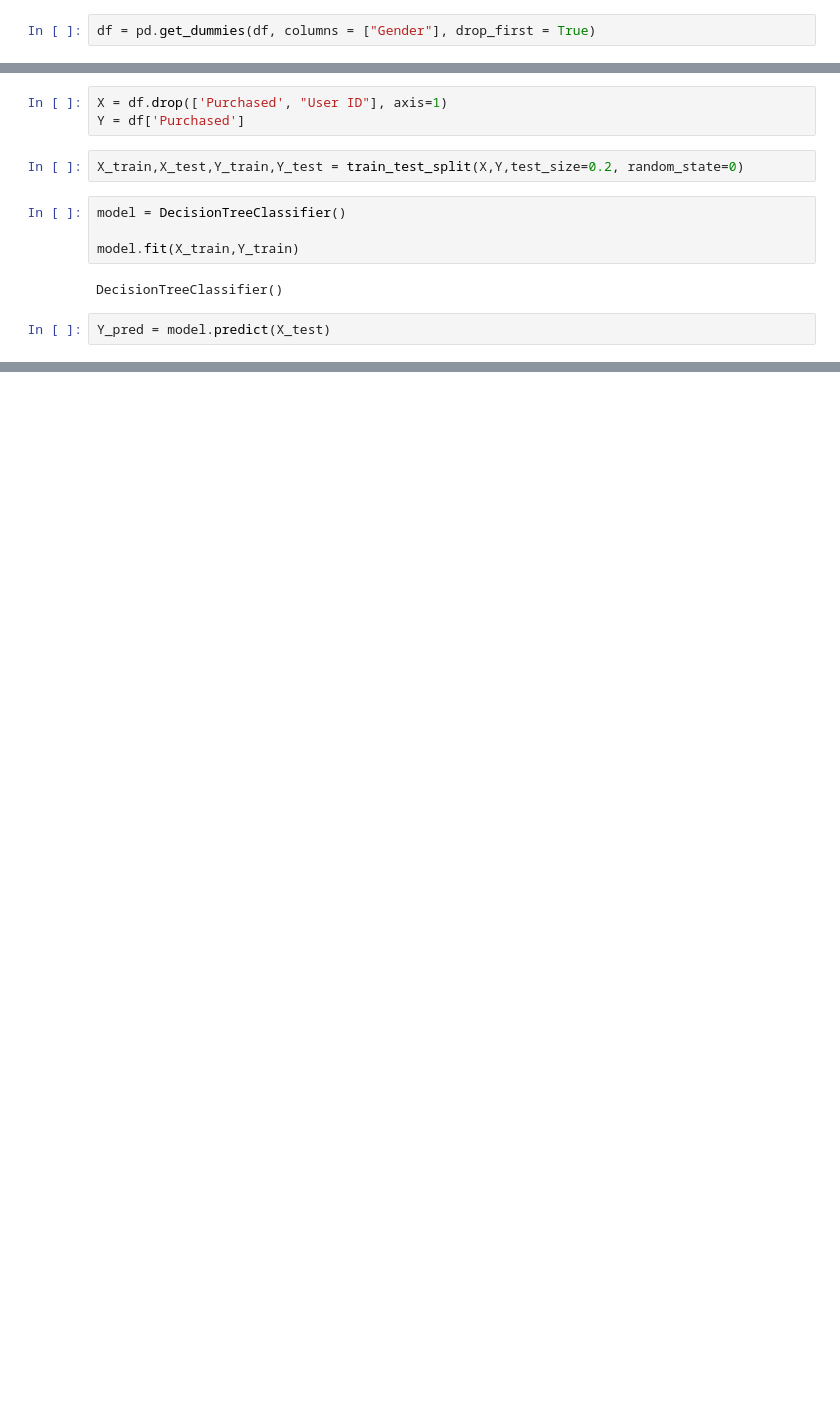
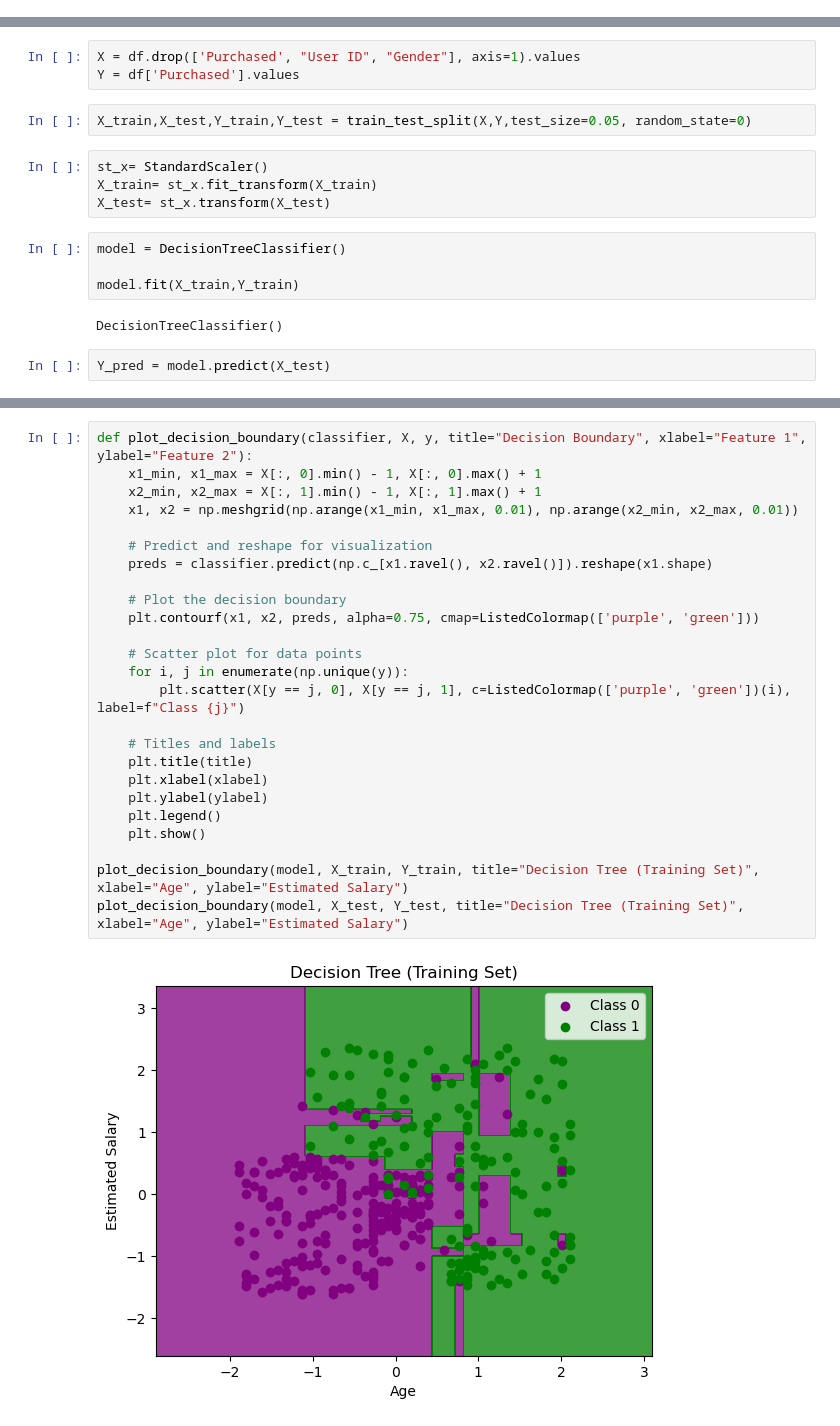
Before and after one commit to RachanMurthy/RevaMLLAB, a Jupyter notebook: csse5_1.ipynb, the cells around one changed output, grey strips where cells are left out. Drawn from its saved outputs; the diff is of its cells as text; blank space fills up the shorter version.

```diff
--- a/csse5_1.ipynb
+++ b/csse5_1.ipynb
@@ -118,8 +120,6 @@ Axes(0.125,0.11;0.775x0.77)
 Purchased
 Axes(0.125,0.11;0.775x0.77)
 [figure]
-# %%
-df = pd.get_dummies(df, columns = ["Gender"], drop_first = True)
 # %%
 df
 # %% [output]
@@ -138,9 +138,13 @@ df
 400 rows × 5 columns
 # %%
-X = df.drop(['Purchased', "User ID"], axis=1)
-Y = df['Purchased']
+X = df.drop(['Purchased', "User ID", "Gender"], axis=1).values
+Y = df['Purchased'].values
 # %%
-X_train,X_test,Y_train,Y_test = train_test_split(X,Y,test_size=0.2, random_state=0)
+X_train,X_test,Y_train,Y_test = train_test_split(X,Y,test_size=0.05, random_state=0)
+# %%
+st_x= StandardScaler()
+X_train= st_x.fit_transform(X_train)
+X_test= st_x.transform(X_test)
 # %%
 model = DecisionTreeClassifier()
 
@@ -204,0 +172,27 @@ NameError: name 'x_set' is not defined
+# %%
+def plot_decision_boundary(classifier, X, y, title="Decision Boundary", xlabel="Feature 1", ylabel="Feature 2"):
+    x1_min, x1_max = X[:, 0].min() - 1, X[:, 0].max() + 1
+    x2_min, x2_max = X[:, 1].min() - 1, X[:, 1].max() + 1
+    x1, x2 = np.meshgrid(np.arange(x1_min, x1_max, 0.01), np.arange(x2_min, x2_max, 0.01))
+
+    # Predict and reshape for visualization
+    preds = classifier.predict(np.c_[x1.ravel(), x2.ravel()]).reshape(x1.shape)
+
+    # Plot the decision boundary
+    plt.contourf(x1, x2, preds, alpha=0.75, cmap=ListedColormap(['purple', 'green']))
+
+    # Scatter plot for data points
+    for i, j in enumerate(np.unique(y)):
+        plt.scatter(X[y == j, 0], X[y == j, 1], c=ListedColormap(['purple', 'green'])(i), label=f"Class {j}")
+
+    # Titles and labels
+    plt.title(title)
+    plt.xlabel(xlabel)
+    plt.ylabel(ylabel)
+    plt.legend()
+    plt.show()
+
+plot_decision_boundary(model, X_train, Y_train, title="Decision Tree (Training Set)", xlabel="Age", ylabel="Estimated Salary")
+plot_decision_boundary(model, X_test, Y_test, title="Decision Tree (Training Set)", xlabel="Age", ylabel="Estimated Salary")
+# %% [output]
+[figure, added]
```
Also changed, not shown: parts of 6 cells of this notebook, 13 other files.
